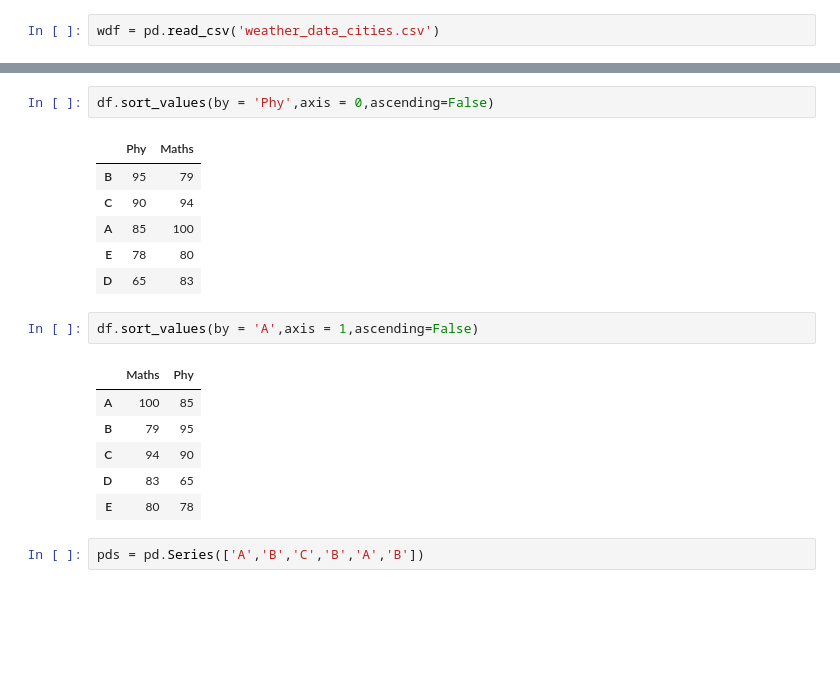
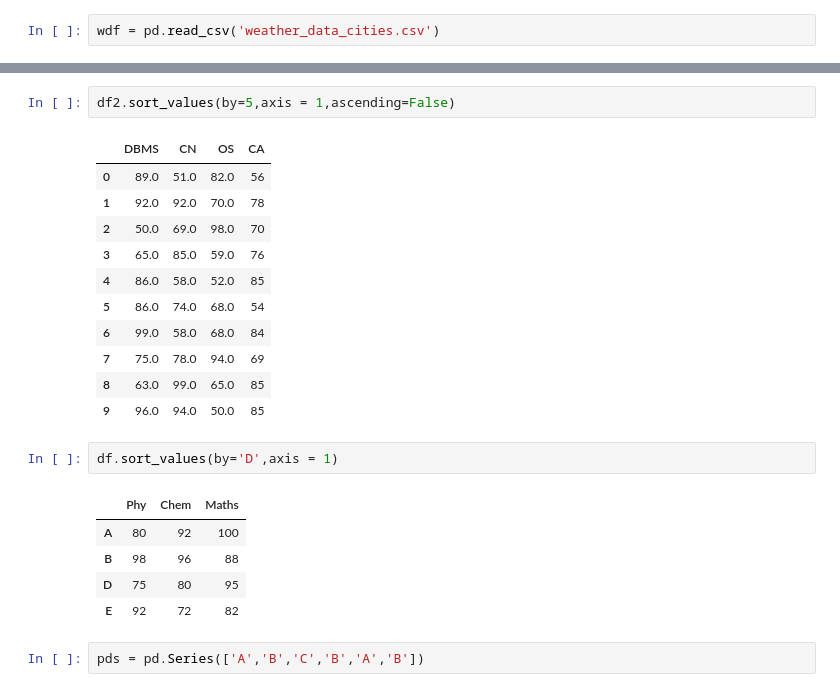
Before and after one commit to ShubhamSinghal12/DS_PP_APR_2025, a Jupyter notebook: Pandas/Pandas.ipynb, the cells around one changed output, grey strips where cells are left out. Saved outputs shown, nothing was run; the diff lists cells and outputs as text; blank space fills up the shorter version.

```diff
--- a/Pandas/Pandas.ipynb
+++ b/Pandas/Pandas.ipynb
@@ -491,21 +512,25 @@ Name: Chemistry, dtype: int64
 # %%
-df.sort_values(by = 'Phy',axis = 0,ascending=False)
+df2.sort_values(by=5,axis = 1,ascending=False)
 # %% [output]
-|  | Phy | Maths |
-| B | 95 | 79 |
-| C | 90 | 94 |
-| A | 85 | 100 |
-| E | 78 | 80 |
-| D | 65 | 83 |
+|  | DBMS | CN | OS | CA |
+| 0 | 89.0 | 51.0 | 82.0 | 56 |
+| 1 | 92.0 | 92.0 | 70.0 | 78 |
+| 2 | 50.0 | 69.0 | 98.0 | 70 |
+| 3 | 65.0 | 85.0 | 59.0 | 76 |
+| 4 | 86.0 | 58.0 | 52.0 | 85 |
+| 5 | 86.0 | 74.0 | 68.0 | 54 |
+| 6 | 99.0 | 58.0 | 68.0 | 84 |
+| 7 | 75.0 | 78.0 | 94.0 | 69 |
+| 8 | 63.0 | 99.0 | 65.0 | 85 |
+| 9 | 96.0 | 94.0 | 50.0 | 85 |
 # %%
-df.sort_values(by = 'A',axis = 1,ascending=False)
+df.sort_values(by='D',axis = 1)
 # %% [output]
-|  | Maths | Phy |
-| A | 100 | 85 |
-| B | 79 | 95 |
-| C | 94 | 90 |
-| D | 83 | 65 |
-| E | 80 | 78 |
+|  | Phy | Chem | Maths |
+| A | 80 | 92 | 100 |
+| B | 98 | 96 | 88 |
+| D | 75 | 80 | 95 |
+| E | 92 | 72 | 82 |
 # %%
 pds = pd.Series(['A','B','C','B','A','B'])
 # %%
```
Also changed, not shown: parts of 40 cells of this notebook, 4 other files.
